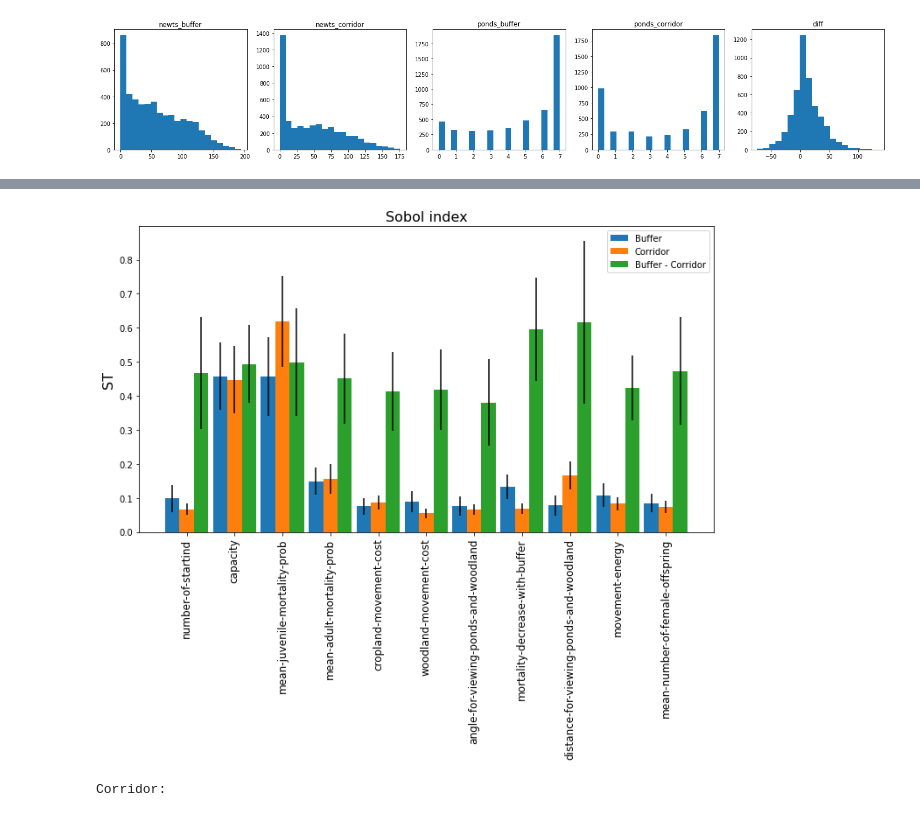
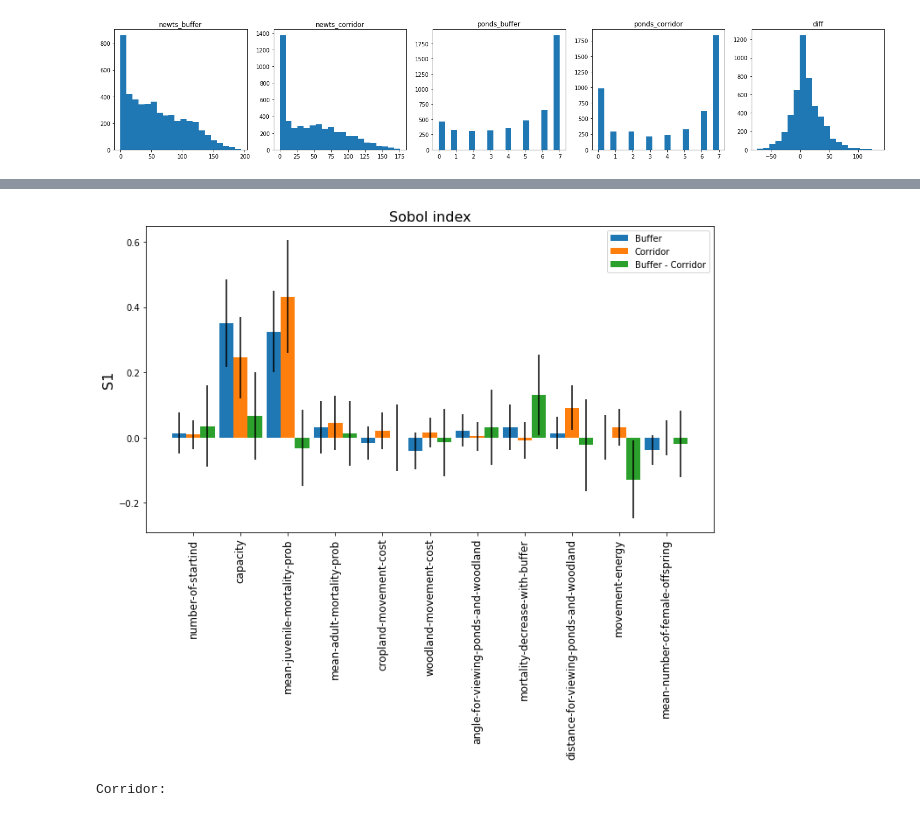
Before and after one commit to FelixNoessler/Buffers-or-corridors-for-great-crested-newts, a Jupyter notebook: model analysis/sensitivity_analysis/4800runs_11parameter/scripts/sensitivity.ipynb, the cells around one changed output, grey strips where cells are left out. Cells and saved outputs as stored; diff of their text form; code cells hidden in the pictures.

```diff
--- a/model analysis/sensitivity_analysis/4800runs_11parameter/scripts/sensitivity.ipynb
+++ b/model analysis/sensitivity_analysis/4800runs_11parameter/scripts/sensitivity.ipynb
@@ -5,6 +5,11 @@ import matplotlib.pyplot as plt
 import seaborn as sns
 import scipy
 from SALib.analyze import sobol
+
+# to remove spines at the top and right
+import matplotlib as mpl
+mpl.rcParams['axes.spines.right'] = False
+mpl.rcParams['axes.spines.top'] = False
 # %%
 results = pd.read_csv('../data/concat_data.csv', index_col=0)
 results['diff'] = results['newts_buffer'] - results['newts_corridor']
@@ -127,28 +215,30 @@ plt.savefig(f'../results/corr_{scenario}.png')
 # %%
+index_name, conf_name = 'S1', 'S1_conf' #'ST', 'ST_conf'
+
 y = results['newts_buffer'].values
 Si_buffer = sobol.analyze(problem, y, calc_second_order=True, print_to_console=False)
-buffer_df = pd.DataFrame({k:Si_buffer[k] for k in ['ST','ST_conf']},index=problem['names'])
+buffer_df = pd.DataFrame({k:Si_buffer[k] for k in [index_name,conf_name]},index=problem['names'])
 
 y = results['newts_corridor'].values
 Si_corridor = sobol.analyze(problem, y, calc_second_order=True, print_to_console=False)
-corridor_df = pd.DataFrame({k:Si_corridor[k] for k in ['ST','ST_conf']},index=problem['names'])
+corridor_df = pd.DataFrame({k:Si_corridor[k] for k in [index_name,conf_name]},index=problem['names'])
 
 y = results['diff'].values
 Si_diff = sobol.analyze(problem, y, calc_second_order=True, print_to_console=False)
-diff_df = pd.DataFrame({k:Si_diff[k] for k in ['ST','ST_conf']},index=problem['names'])
+diff_df = pd.DataFrame({k:Si_diff[k] for k in [index_name,conf_name]},index=problem['names'])
 # %%
 plt.figure(figsize=(10,9))
-plt.bar(np.arange(1,12)-0.3, buffer_df['ST'], yerr=buffer_df['ST_conf'], width=0.3, label='Buffer')
-plt.bar(np.arange(1,12), corridor_df['ST'], yerr=corridor_df['ST_conf'], width=0.3, label='Corridor')
-plt.bar(np.arange(1,12)+0.3, diff_df['ST'], yerr=diff_df['ST_conf'], width=0.3, label='Buffer - Corridor')
+plt.bar(np.arange(1,12)-0.3, buffer_df[index_name], yerr=buffer_df[conf_name], width=0.3, label='Buffer')
+plt.bar(np.arange(1,12), corridor_df[index_name], yerr=corridor_df[conf_name], width=0.3, label='Corridor')
+plt.bar(np.arange(1,12)+0.3, diff_df[index_name], yerr=diff_df[conf_name], width=0.3, label='Buffer - Corridor')
 plt.xticks(np.arange(1,12), buffer_df.index, rotation=90, size=12)
 plt.title('Sobol index', size=16)
-plt.ylabel('ST', size=16)
+plt.ylabel(index_name, size=16)
 plt.legend()
 plt.tight_layout()
 plt.savefig('../results/sobol.svg');
 # %% [output]
-[figure, old version]
+[figure, new version]
 # %%
 import itertools
 from math import pi
```
Also changed, not shown: parts of 6 cells of this notebook, 19 other files.
